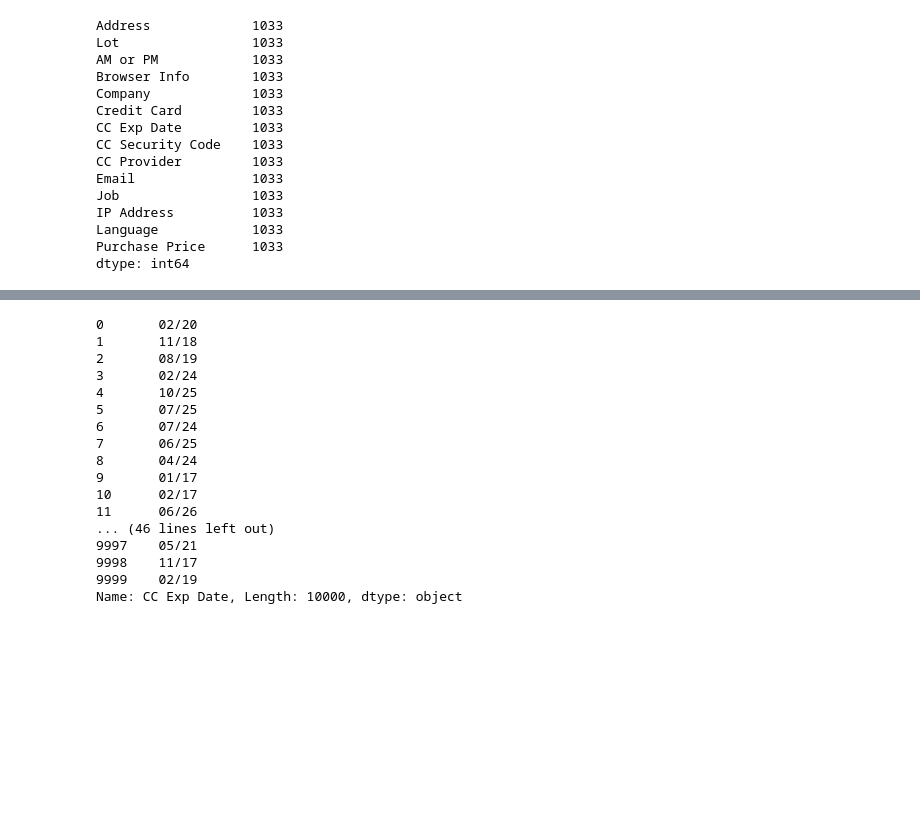
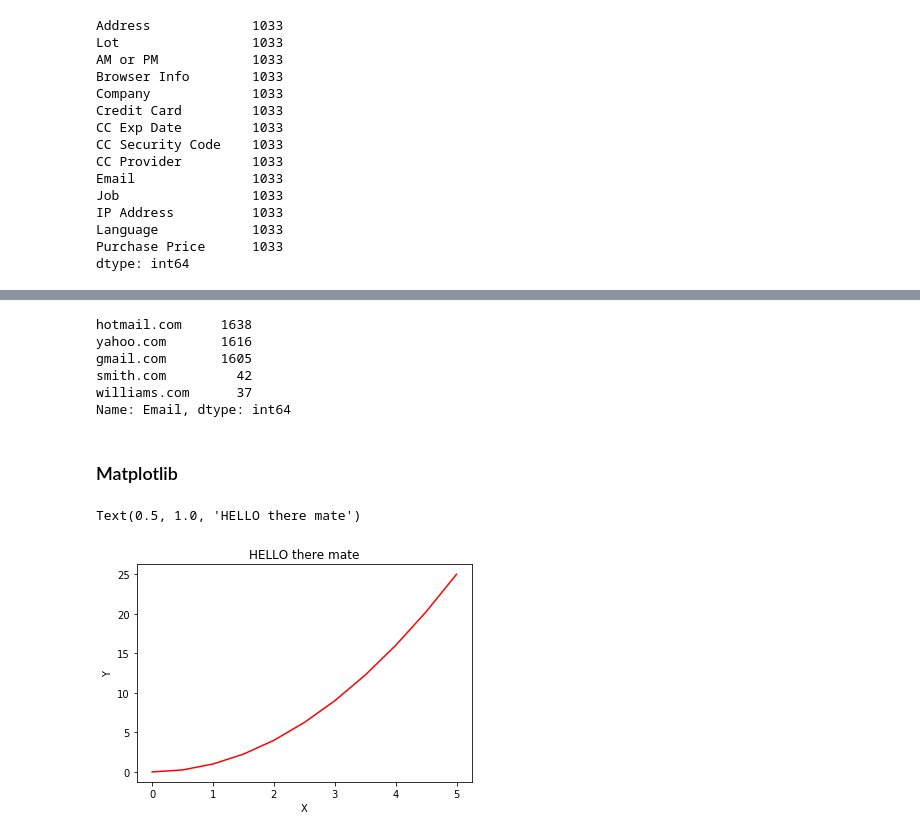
Before and after one commit to lunarburrito/ML_with_Python, a Jupyter notebook: Python-ML-Notebook.ipynb, the cells around one changed output, grey strips where cells are left out. Saved outputs shown, nothing was run; the diff lists cells and outputs as text; code cells hidden in the pictures; blank space fills up the shorter version.

```diff
--- a/Python-ML-Notebook.ipynb
+++ b/Python-ML-Notebook.ipynb
@@ -1271,20 +1260,11 @@ Name: Email, Length: 3416, dtype: int64
-# %%
-ecom['CC Exp Date']
-# %% [output]
-0       02/20
-1       11/18
-2       08/19
-3       02/24
-4       10/25
-5       07/25
-6       07/24
-7       06/25
-8       04/24
-9       01/17
-10      02/17
-11      06/26
-... (46 lines left out)
-9997    05/21
-9998    11/17
-9999    02/19
-Name: CC Exp Date, Length: 10000, dtype: object
+# %%
+ecom['Email'].apply(lambda email : email.split('@')[1]).value_counts().head(5)
+# %% [output]
+hotmail.com     1638
+yahoo.com       1616
+gmail.com       1605
+smith.com         42
+williams.com      37
+Name: Email, dtype: int64
+# %% [markdown]
+### Matplotlib
@@ -1290,0 +1275,13 @@ Name: CC Exp Date, Length: 10000, dtype: object
+# %%
+x = np.linspace(0,5,11)
+y = x ** 2
+# %%
+#Functional Method
+plt.plot(x,y,'r')
+#plt.show()
+plt.xlabel('X')
+plt.ylabel('Y')
+plt.title('HELLO there mate')
+# %% [output]
+Text(0.5, 1.0, 'HELLO there mate')
+[figure, added]
```
Also changed, not shown: parts of 50 cells of this notebook.
